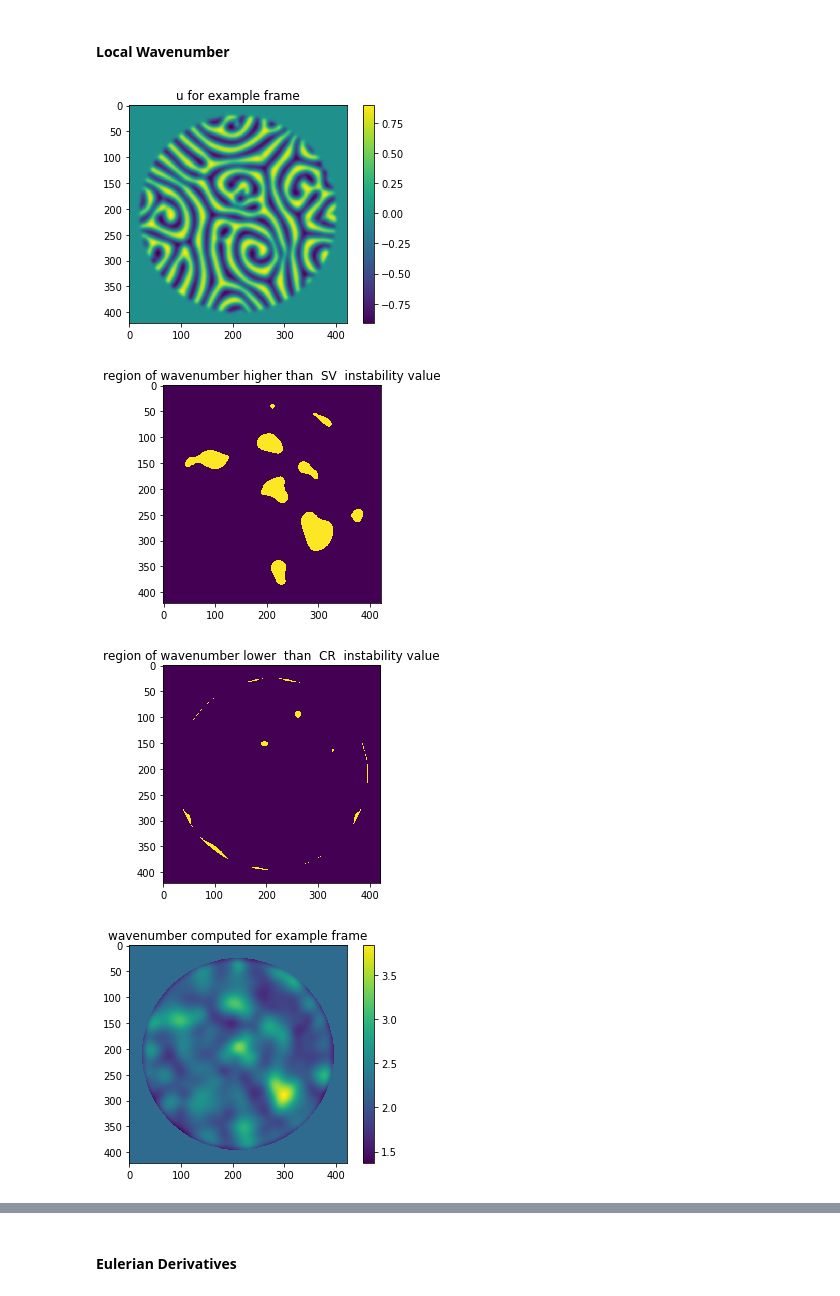
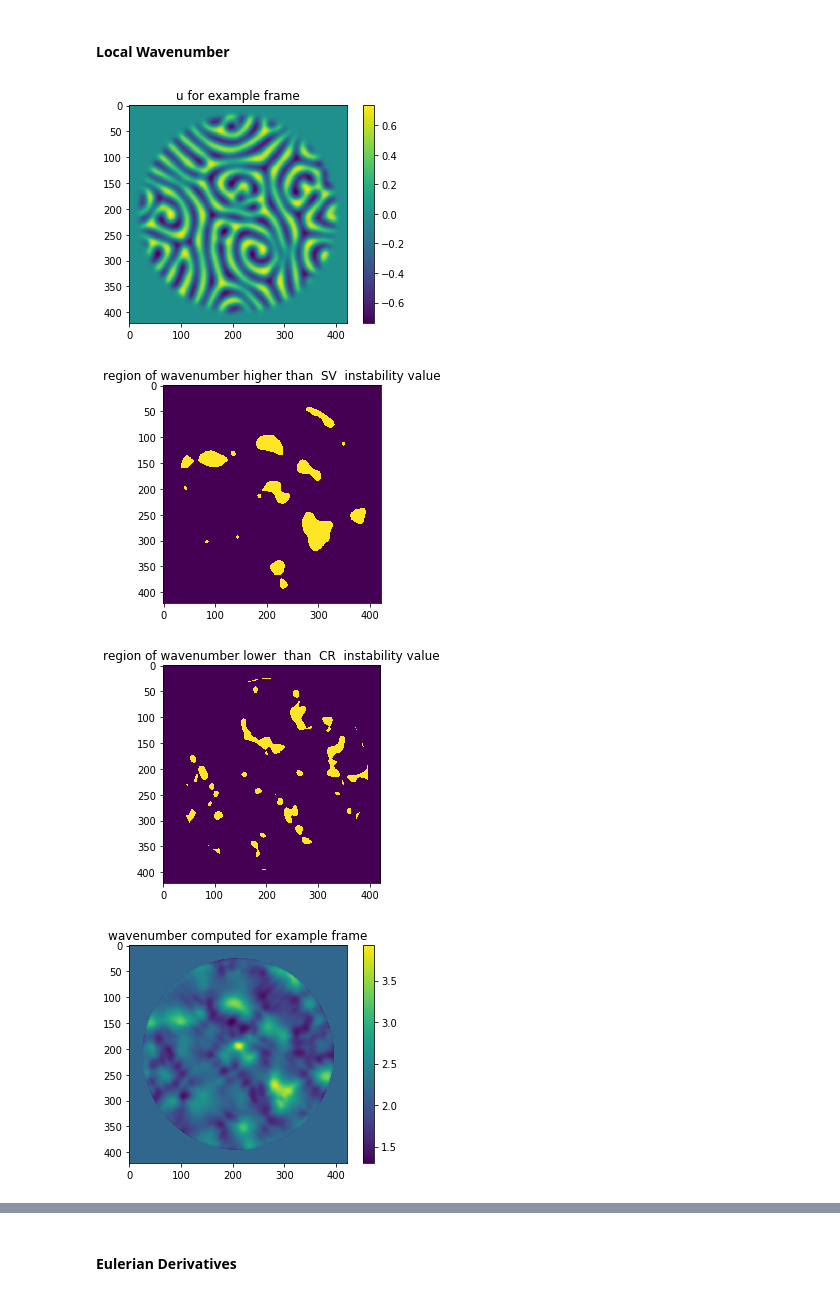
Before and after one commit to rachellevanger/image-tda-rayleigh-benard-convection, a Jupyter notebook: for_paper/Lyapunov_Paper_Notebook_Jacek.ipynb, the cells around one changed output, grey strips where cells are left out. Drawn from its saved outputs; the diff is of its cells as text; code cells hidden in the pictures.

```diff
--- a/for_paper/Lyapunov_Paper_Notebook_Jacek.ipynb
+++ b/for_paper/Lyapunov_Paper_Notebook_Jacek.ipynb
@@ -291,10 +291,10 @@ u = im.bmp.astype(np.float)
 u = u - np.mean(u[mask()])
 u = u / np.max(np.absolute(u[mask()]))
 u = np.multiply(u, cropping_region())
-u = scipy.ndimage.filters.gaussian_filter(u, sigma=3)
+u = scipy.ndimage.filters.gaussian_filter(u, sigma=5)
 
 
-[wn2,theta2] = emb_wavenumber(u, "hod", 10)
+[wn2,theta2] = emb_wavenumber(u, "hod", 5)
 
 wn2[comask(185)] = np.mean(wn2[mask(185)])
 
@@ -306,34 +306,34 @@ SV = 2.66
 wn2cr = wn2 >= SV
 wn2sv = wn2 <= CR #this covers a lot of area
 
 plt.imshow(u)
 plt.colorbar()
 plt.title("u for example frame")
 plt.show()
 
 
 
 plt.imshow(wn2cr)
 plt.title("region of wavenumber higher than  SV  instability value")
 plt.show()
 
 plt.imshow(wn2sv)
 plt.title("region of wavenumber lower  than  CR  instability value")
 plt.show()
 
 plt.imshow(wn2)
 plt.colorbar()
 plt.title("wavenumber computed for example frame")
 plt.show()
 
 
 [ux, uxx, uxxx, uy, uyy, uyyy, uxy] = hod(u)
 plt.imshow(uxx)
 plt.colorbar()
 plt.title("u_xx for example frame")
 plt.show()
 # %% [output]
-[figure, old version]
+[figure, new version]
-[figure, old version]
+[figure, new version]
-[figure, old version]
+[figure, new version]
-[figure, old version]
+[figure, new version]
```
Also changed, not shown: parts of 1 cell of this notebook.
